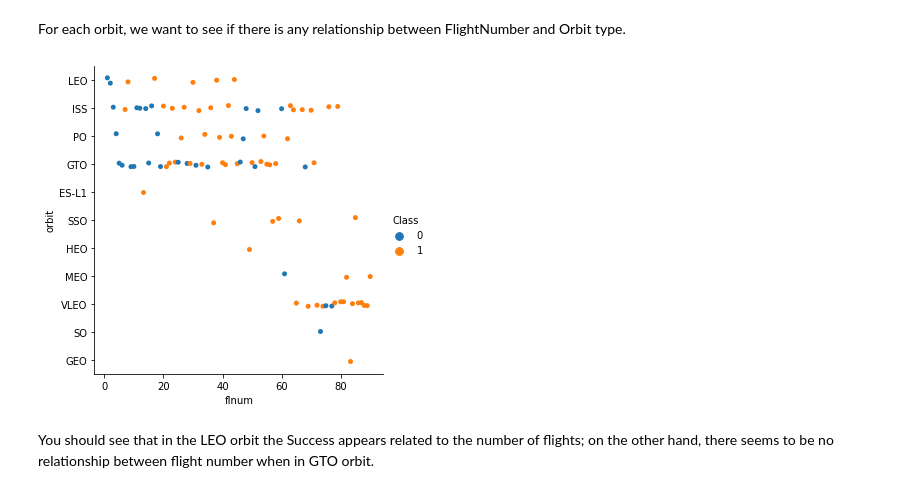
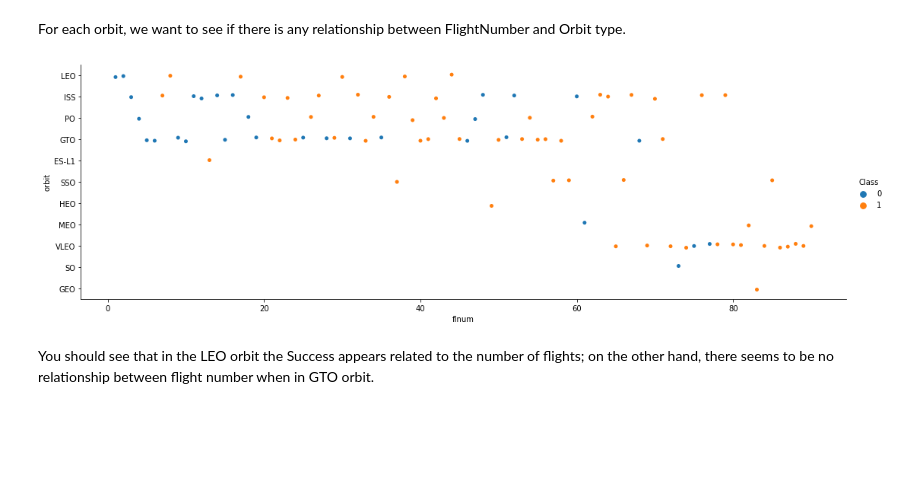
Before and after one commit to garylin1999/Applied-Data-Science-Capstone---Space-Race, a Jupyter notebook: EDA-with-Visualization.ipynb, the cells around one changed output. Cells and saved outputs as stored; diff of their text form; code cells hidden in the pictures; blank space fills up the shorter version.

```diff
--- a/EDA-with-Visualization.ipynb
+++ b/EDA-with-Visualization.ipynb
@@ -140,13 +141,13 @@ For each orbit, we want to see if there is any relationship between FlightNumber
 # %%
 # Plot a scatter point chart with x axis to be FlightNumber and y axis to be the Orbit, and hue to be the class value
 
 
-sns.catplot(x='FlightNumber', y='Orbit', data = df, hue='Class')
+sns.catplot(x='FlightNumber', y='Orbit', data = df, hue='Class', aspect=3)
 plt.xlabel('flnum')
 plt.ylabel('orbit')
 plt.show()
 # %% [output]
-[figure, old version]
+[figure, new version]
 # %% [markdown]
 You should see that in the LEO orbit the Success appears related to the number of flights; on the other hand, there seems to be no relationship between flight number when in GTO orbit.
 # %% [markdown]
```
Also changed, not shown: parts of 4 cells of this notebook.
